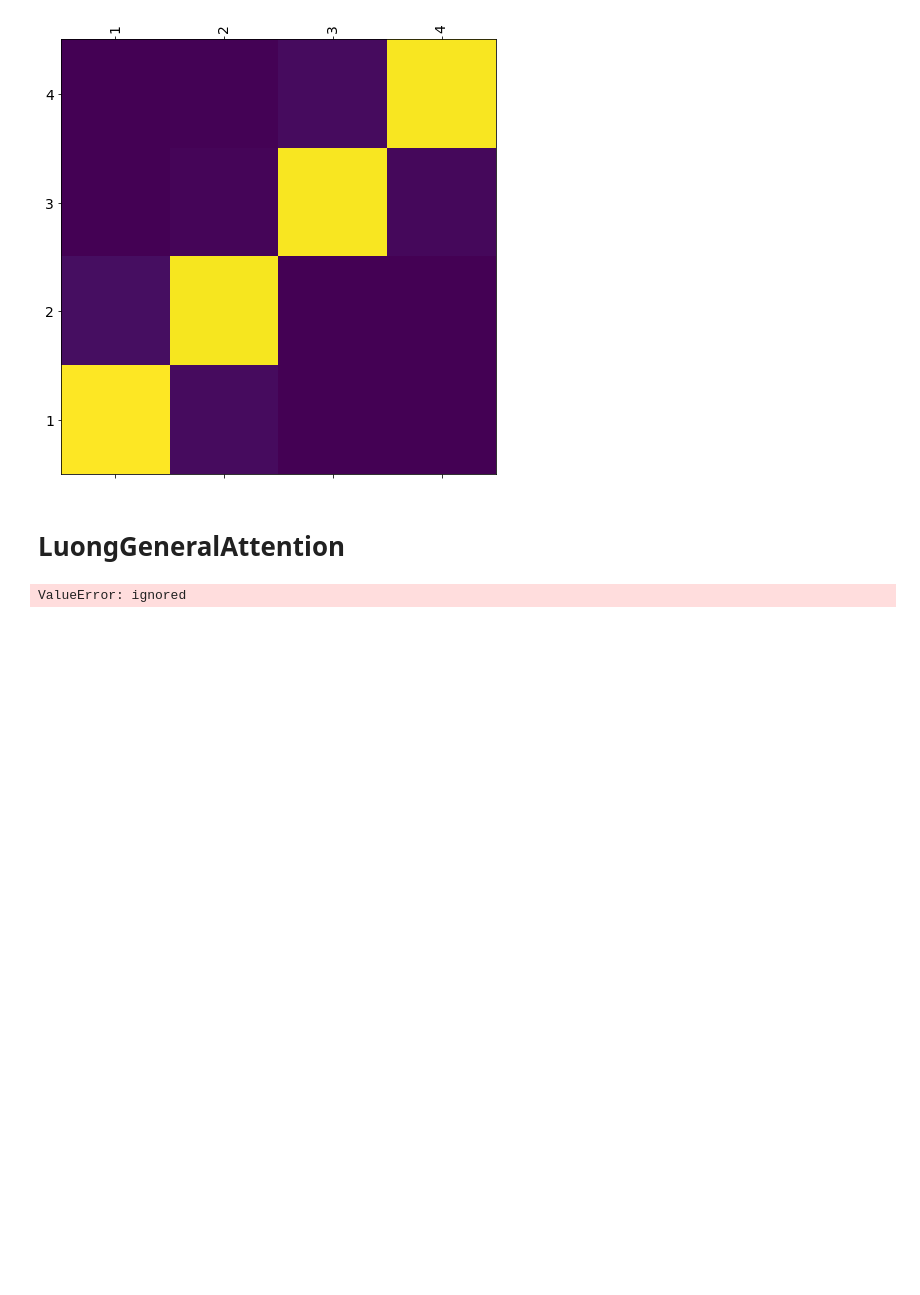
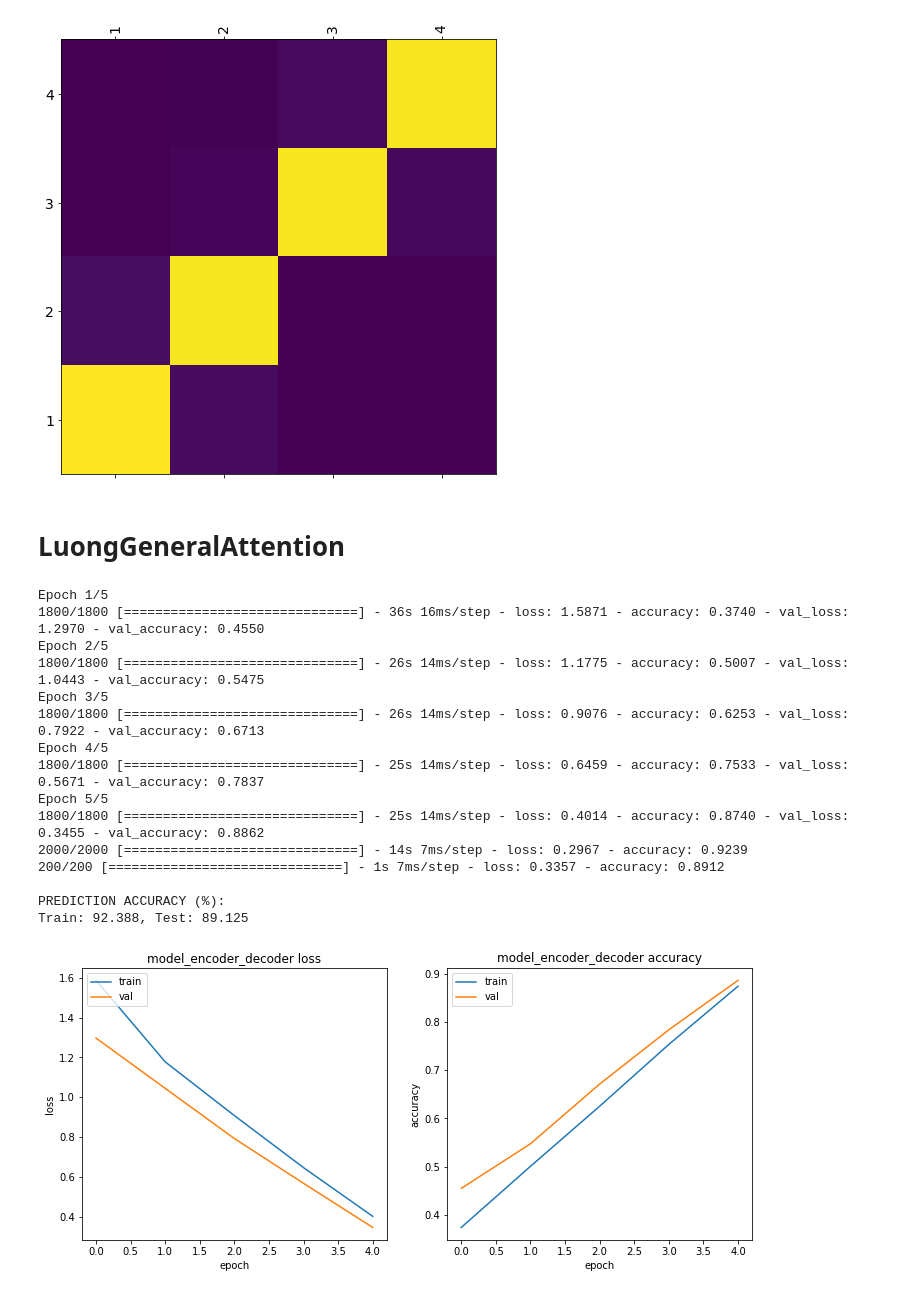
Before and after one commit to JanLeyva/DeepLearning, a Jupyter notebook: Assignment3Test1.ipynb, the cells around one changed output. Saved outputs shown, nothing was run; the diff lists cells and outputs as text; code cells hidden in the pictures; blank space fills up the shorter version.

```diff
--- a/Assignment3Test1.ipynb
+++ b/Assignment3Test1.ipynb
@@ -866,9 +866,3 @@ class LuongGeneralAttention(tf.keras.layers.Layer):
         context_vector = tf.reduce_sum(context_vector, axis=1)
 
         return context_vector, attention_weights
-# %%
-# attention model
-attentionLuongGeneralAttention = LuongGeneralAttention(16)
-model_attentionLuongGeneralAttention, encoder_lstm, decoder_lstm, decoder_dense = build_attention_model(attentionLuongGeneralAttention, batch_size, rnn_units)
-# %% [output]
-ValueError: ignored
@@ -875,3 +883,40 @@ ValueError: ignored
+# %%
+#@title changed part n_timesteps_in, n_features
+# dataset
+n_timesteps_in = 4  # Sequence length                                                 ## changed from 100 to 4
+n_features = 10     # Maximum number allowed-1 (length of the one-hot-encoded vector) ## changed from 20 to 10
+train_size = 2000
+test_size = 200
+X_train, y_train, X_test, y_test = create_dataset(train_size, test_size, n_timesteps_in,n_features)
+
+# training parameters
+batch_size = 1
+
+# model parameters
+rnn_units = 1       # changed from 100 to 16
 # %%
-train_test(model_attentionBahdanauAttention, X_train, y_train , X_test,
-           y_test, batch_size=batch_size,epochs=5, patience=3)
+# attention model
+attentionLuongGeneral = LuongGeneralAttention(units = 1)
+model_attentionLuongGeneral, encoder_lstmLuGen, decoder_lstmLuGen, decoder_denseLuGen = build_attention_model(attentionLuongGeneral, batch_size, rnn_units)
+
+
+#training
+train_test(model_attentionLuongGeneral, X_train, y_train , X_test,
+           y_test, batch_size=batch_size, epochs=5, patience=3)
+# %% [output]
+Epoch 1/5
+1800/1800 [==============================] - 36s 16ms/step - loss: 1.5871 - accuracy: 0.3740 - val_loss: 1.2970 - val_accuracy: 0.4550
+Epoch 2/5
+1800/1800 [==============================] - 26s 14ms/step - loss: 1.1775 - accuracy: 0.5007 - val_loss: 1.0443 - val_accuracy: 0.5475
+Epoch 3/5
+1800/1800 [==============================] - 26s 14ms/step - loss: 0.9076 - accuracy: 0.6253 - val_loss: 0.7922 - val_accuracy: 0.6713
+Epoch 4/5
+1800/1800 [==============================] - 25s 14ms/step - loss: 0.6459 - accuracy: 0.7533 - val_loss: 0.5671 - val_accuracy: 0.7837
+Epoch 5/5
+1800/1800 [==============================] - 25s 14ms/step - loss: 0.4014 - accuracy: 0.8740 - val_loss: 0.3455 - val_accuracy: 0.8862
+2000/2000 [==============================] - 14s 7ms/step - loss: 0.2967 - accuracy: 0.9239
+200/200 [==============================] - 1s 7ms/step - loss: 0.3357 - accuracy: 0.8912
+
+PREDICTION ACCURACY (%):
+Train: 92.388, Test: 89.125
+[figure, added]
```
Also changed, not shown: parts of 9 cells of this notebook.
